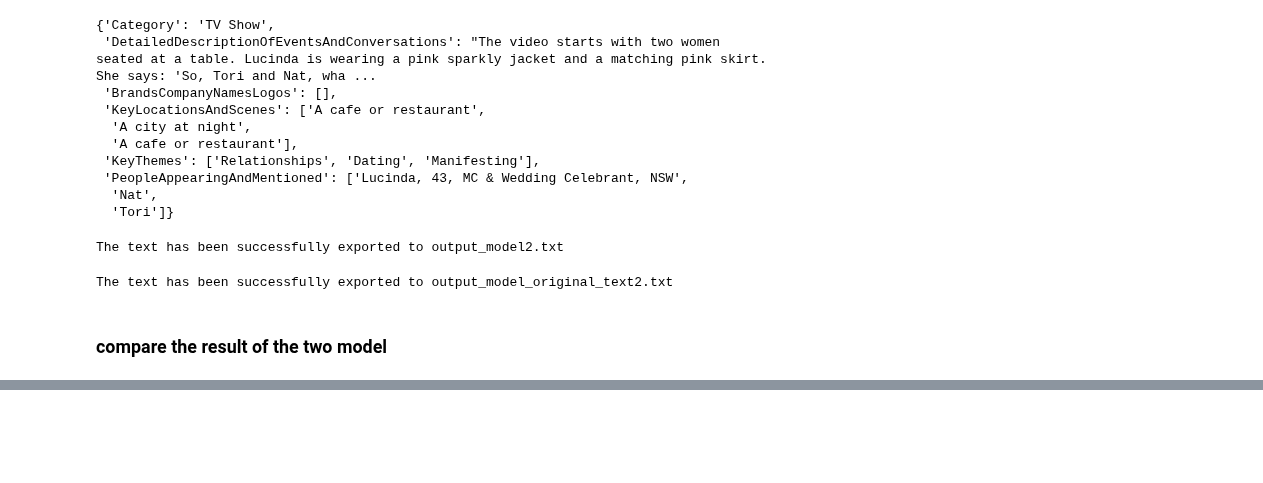
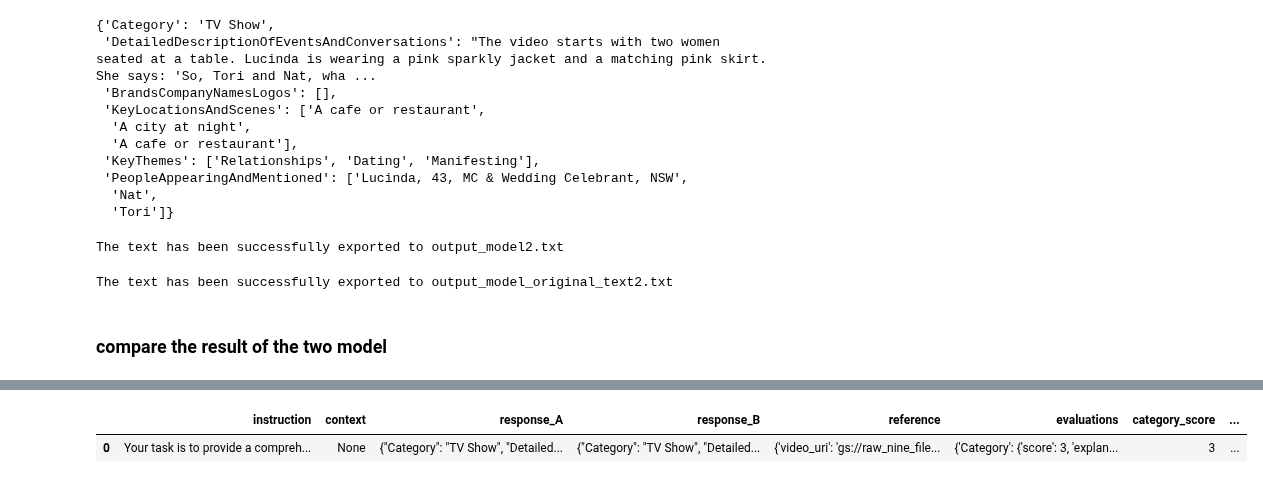
Before and after one commit to intelia-agility/GenAI, a Jupyter notebook: LLM_Eval/LLM_eval_Pairwise_Multimodal.ipynb, the cells around one changed output, grey strips where cells are left out. Cells and saved outputs as stored; diff of their text form; code cells hidden in the pictures; blank space fills up the shorter version.

Commit message:
eval pair

```diff
--- a/LLM_Eval/LLM_eval_Pairwise_Multimodal.ipynb
+++ b/LLM_Eval/LLM_eval_Pairwise_Multimodal.ipynb
@@ -445,20 +505,17 @@ context = [
     }
 ]
 
-generated_response = [
-    response1,
-    response2
-]
 
 eval_dataset = pd.DataFrame(
     {
          "instruction": video_description_prompt,
-        "context":[None]*len(generated_response) ,
-        "response": generated_response,
-        "reference":context*len(generated_response) ,
+        "context":[None]  ,
+        "response_A": response1,
+         "response_B": response2,
+        "reference":context ,
 
     }
 )
 # %%
-eval_dataset
+eval_dataset['evaluations']=eval_dataset.apply(custom_coverage_fn,axis=1)
 # %% [output]
@@ -592,0 +545,29 @@ eval_result.metrics_table['custom_coverage/explanation'].to_list()
+# %%
+import pandas as pd
+
+# Define the keys for the categories
+keys = [
+    'Category', 'Detailed Description Of Events And Conversations',
+    'Brands, CompanyNames, and Logos', 'KeyLocations And Scenes',
+    'Key Themes', 'People Appearing And Mentioned'
+]
+
+# Function to extract the score and explanation for each category
+def flatten_evaluations(row):
+    flattened_data = {}
+    for key in keys:
+        flattened_data[f"{key.lower().replace(' ', '_')}_score"] = row[key]['score']
+        flattened_data[f"{key.lower().replace(' ', '_')}_explanation"] = row[key]['explanation']
+    return flattened_data
+
+# Apply the function to flatten the 'evaluations' column and create new columns
+flattened_df = eval_dataset['evaluations'].apply(flatten_evaluations)
+
+# Join the flattened columns to the original dataframe
+eval_dataset_df = eval_dataset.join(pd.json_normalize(flattened_df))
+
+# Display the result
+eval_dataset_df
+# %% [output]
+|  | instruction | context | response_A | response_B | reference | evaluations | category_score | ... |
+| 0 | Your task is to provide a compreh... | None | {"Category": "TV Show", "Detailed... | {"Category": "TV Show", "Detailed... | {'video_uri': 'gs://raw_nine_file... | {'Category': {'score': 3, 'explan... | 3 | ... |
```
Also changed, not shown: parts of 10 cells of this notebook, 2 other files.
